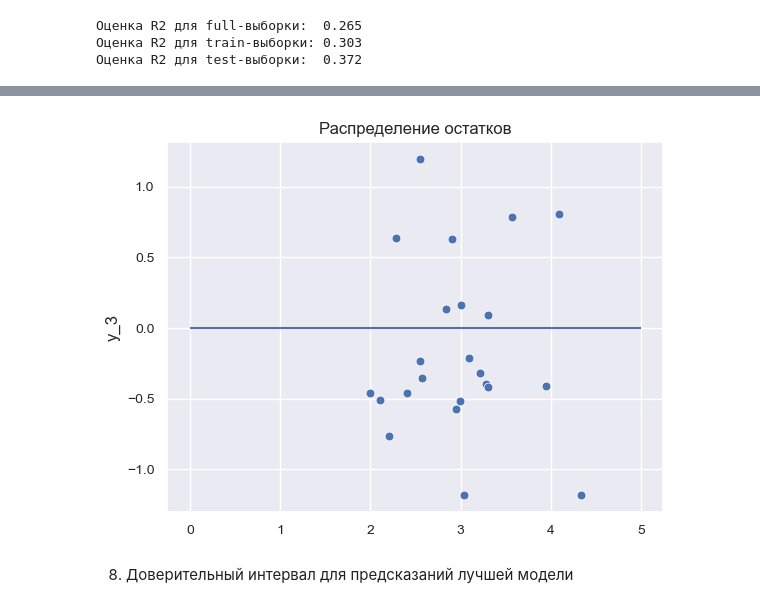
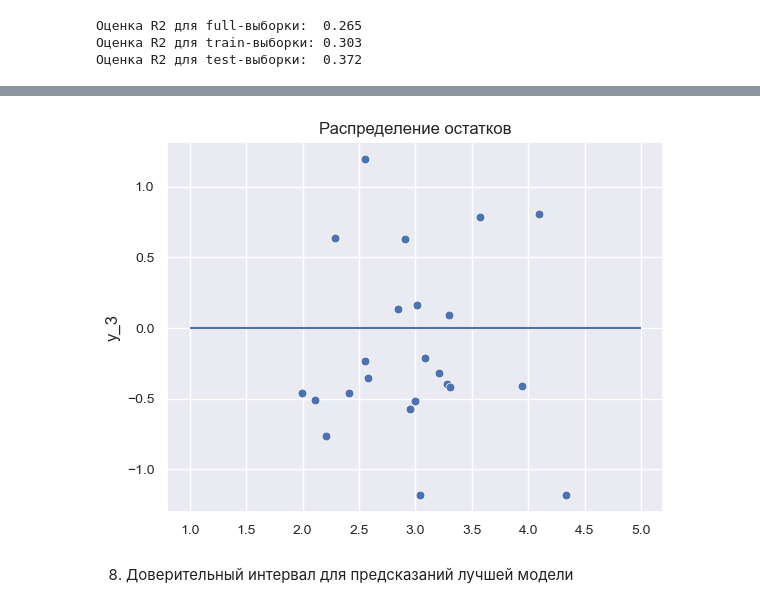
Before and after one commit to GorshkovAndrey/BMSTU, a Jupyter notebook: Модели с лучшими метриками/y_3_best_filtered_NN.ipynb, the cells around one changed output, grey strips where cells are left out. Saved outputs shown, nothing was run; the diff lists cells and outputs as text; code cells hidden in the pictures.

```diff
--- a/Модели с лучшими метриками/y_3_best_filtered_NN.ipynb
+++ b/Модели с лучшими метриками/y_3_best_filtered_NN.ipynb
@@ -606,10 +547,10 @@ print(f"Оценка R2 для test-выборки:  {R2_test.round(3)}")
 # %%
 sns.scatterplot(x = y_pred[:, 0], y = best_y_test - y_pred[:, 0], s = 40)
-plt.hlines(y = 0, xmin = 0, xmax = 5)
+plt.hlines(y = 0, xmin = 1, xmax = 5)
 plt.title('Распределение остатков')
 plt.show()
 # %% [output]
-[figure, old version]
+[figure, new version]
 # %% [markdown]
 8. Доверительный интервал для предсказаний лучшей модели
 # %%
```
Also changed, not shown: parts of 8 cells of this notebook.
